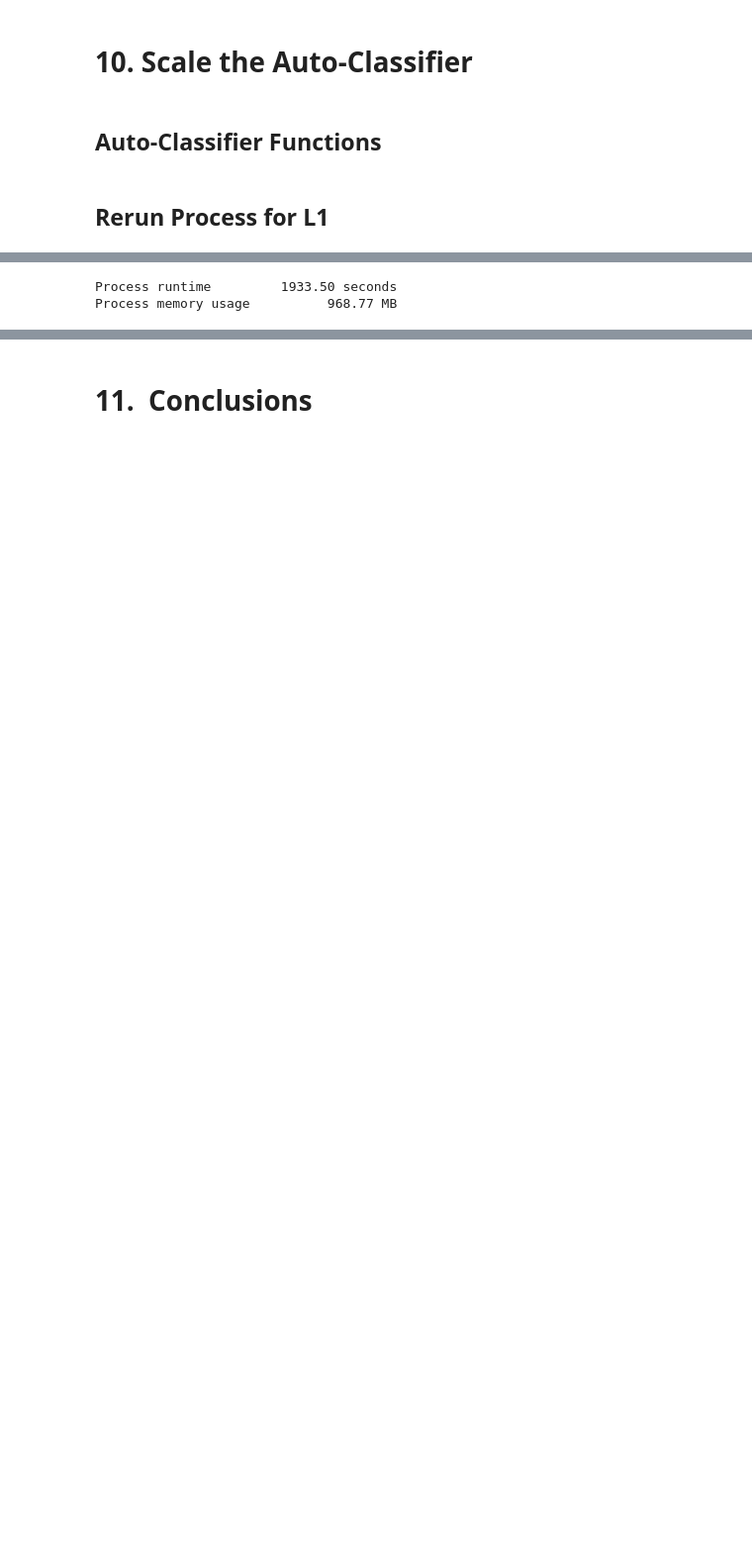
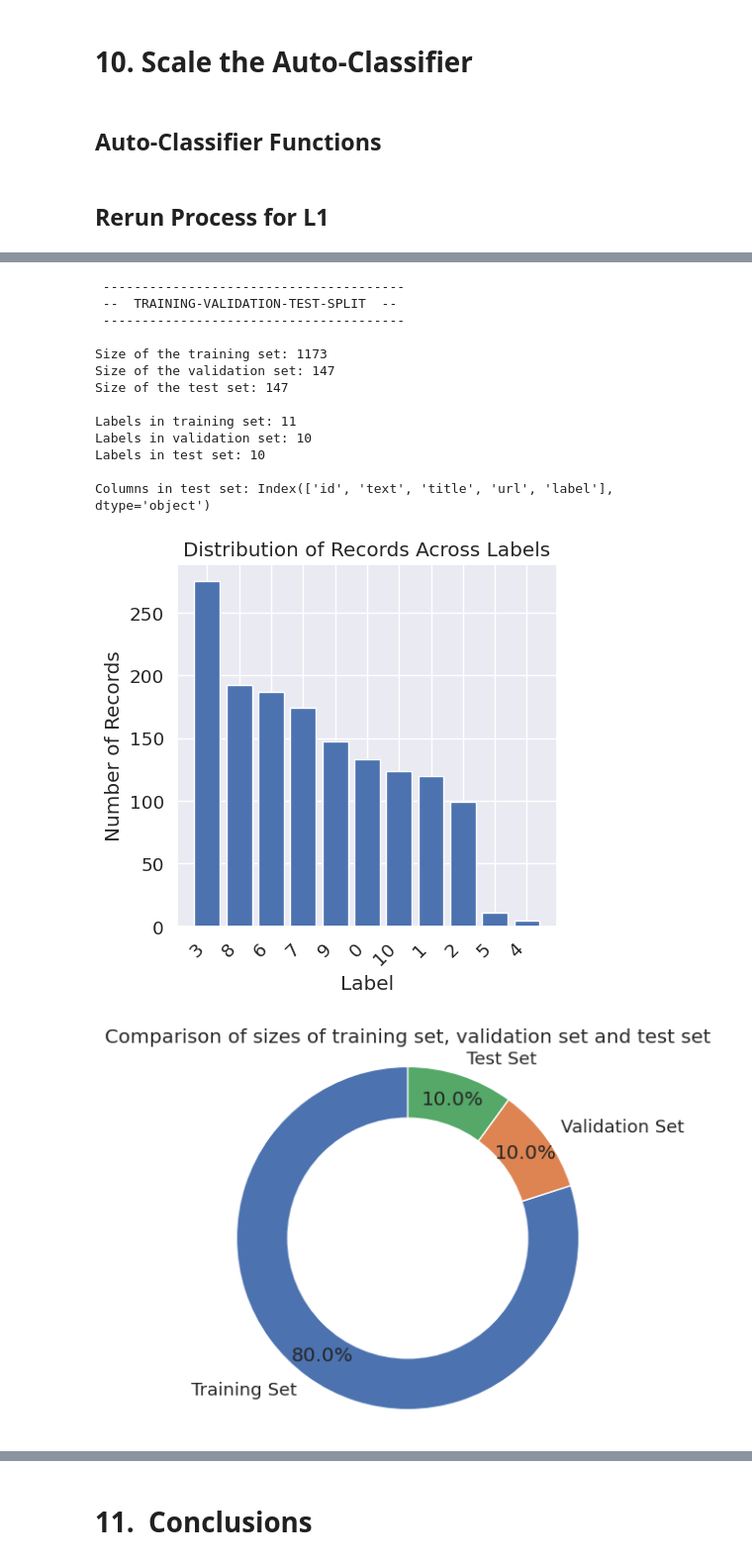
Before and after one commit to TOM-BOHN/MsDS-supervised-nlp-auto-classification-for-sfdc-documentation, a Jupyter notebook: auto_classifying_salesforce_cloud_documentation.ipynb, the cells around one changed output, grey strips where cells are left out. Shown at 99% size. Cells and saved outputs as stored; diff of their text form; code cells hidden in the pictures; blank space fills up the shorter version.

```diff
--- a/auto_classifying_salesforce_cloud_documentation.ipynb
+++ b/auto_classifying_salesforce_cloud_documentation.ipynb
@@ -1857,8 +1741,3 @@ No positive samples in y_true, true positive value should be meaningless
-# %%
-# Runtime and memory usage
-stop = time.time()
-print(pd.Series({"Process runtime": "{:.2f} seconds".format(float(stop - start)),
-                 "Process memory usage": "{:.2f} MB".format(float(process.memory_info()[0]/(1024*1024)))}).to_string())
-# %% [output]
-Process runtime         1933.50 seconds
-Process memory usage          968.77 MB
+# %%
+run_full_proj(data, scope = 'l1_id')
+# %% [output]
@@ -1864,0 +1778,15 @@ Process memory usage          968.77 MB
+ ---------------------------------------
+ --  TRAINING-VALIDATION-TEST-SPLIT  --
+ ---------------------------------------
+
+Size of the training set: 1173
+Size of the validation set: 147
+Size of the test set: 147
+
+Labels in training set: 11
+Labels in validation set: 10
+Labels in test set: 10
+
+Columns in test set: Index(['id', 'text', 'title', 'url', 'label'], dtype='object')
+[figure, added]
+[figure, added]
```
Also changed, not shown: parts of 53 cells of this notebook.
